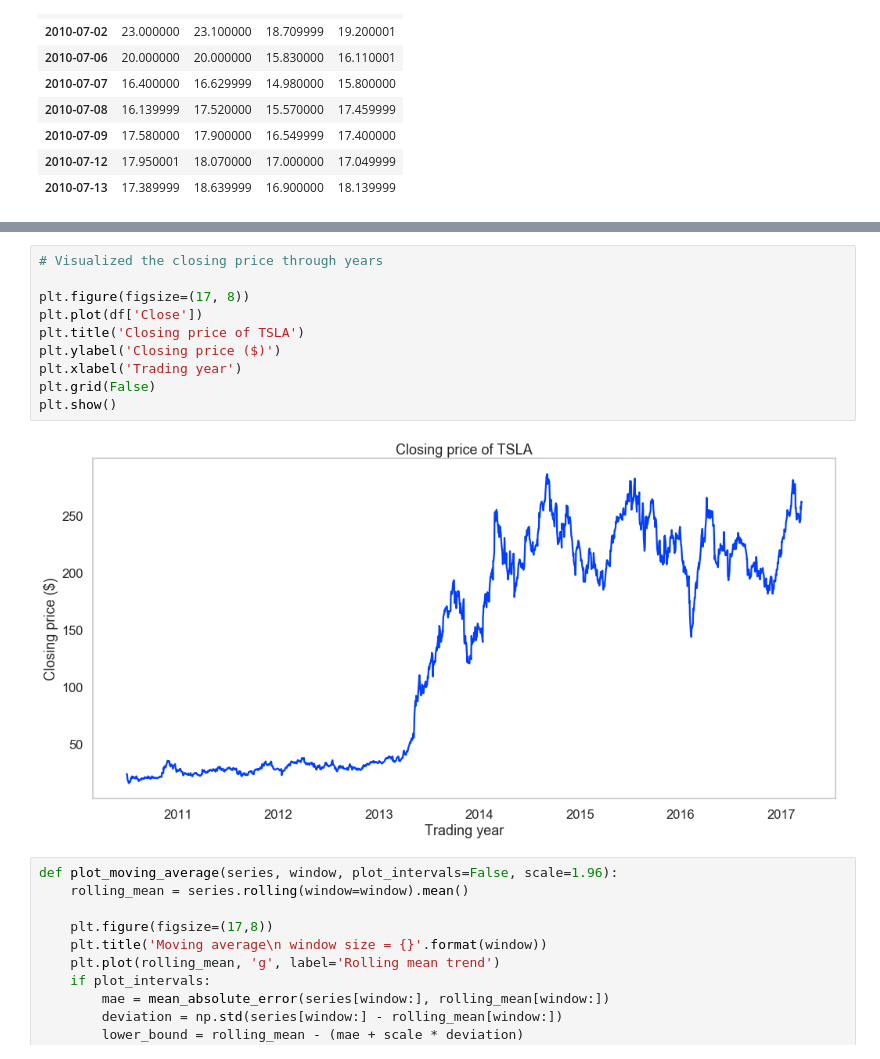
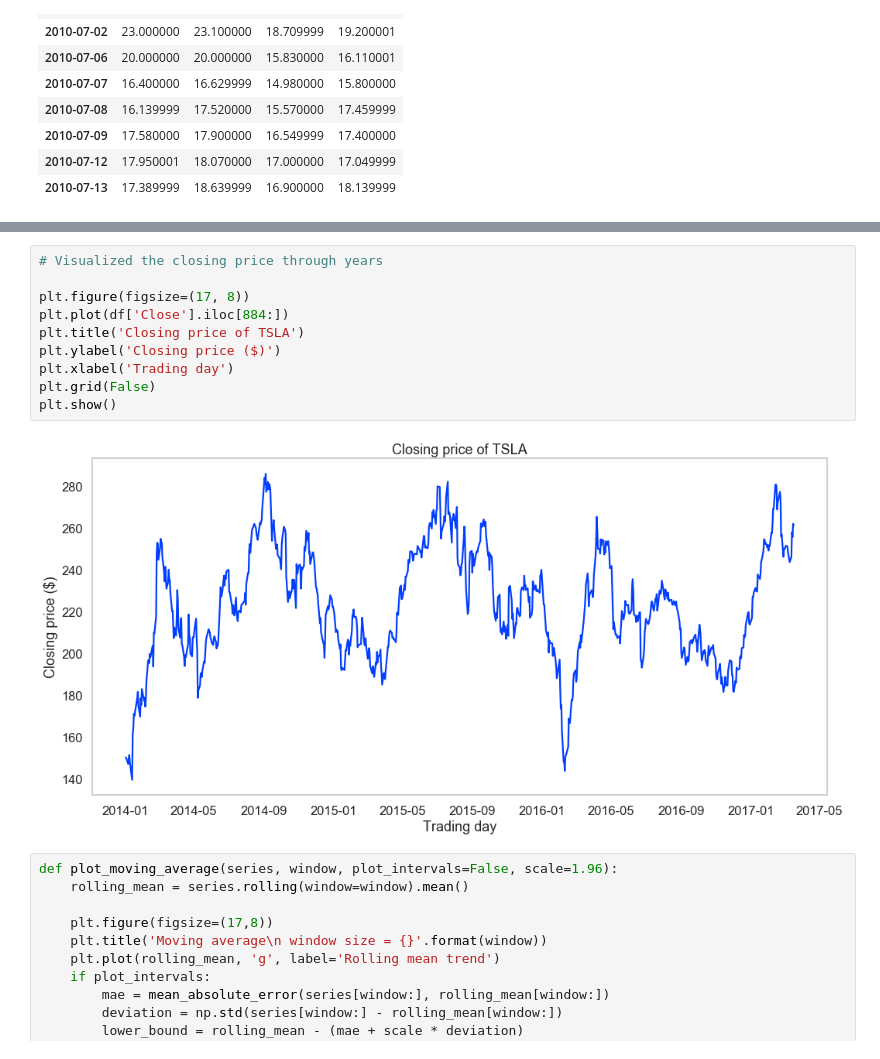
Before and after one commit to JonBebi/Teslock, a Jupyter notebook: Teslock.ipynb, the cells around one changed output, grey strips where cells are left out. Cells and saved outputs as stored; diff of their text form.

```diff
--- a/Teslock.ipynb
+++ b/Teslock.ipynb
@@ -99,15 +119,15 @@ df.head(10)
 # %%
 # Visualized the closing price through years
 
 plt.figure(figsize=(17, 8))
-plt.plot(df['Close'])
+plt.plot(df['Close'].iloc[884:])
 plt.title('Closing price of TSLA')
 plt.ylabel('Closing price ($)')
-plt.xlabel('Trading year')
+plt.xlabel('Trading day')
 plt.grid(False)
 plt.show()
 # %% [output]
-[figure, old version]
+[figure, new version]
 # %%
 def plot_moving_average(series, window, plot_intervals=False, scale=1.96):
     rolling_mean = series.rolling(window=window).mean()
```
Also changed, not shown: parts of 6 cells of this notebook.
